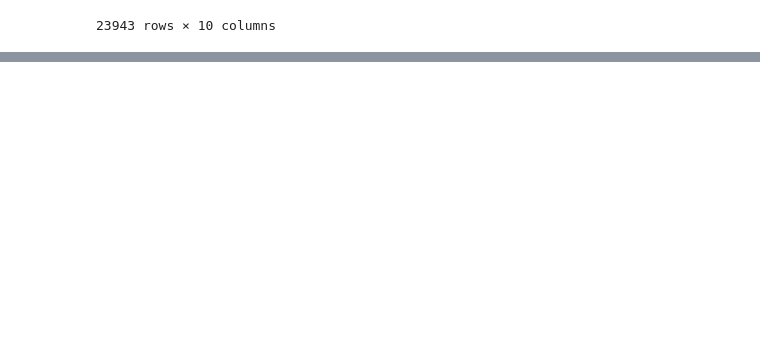
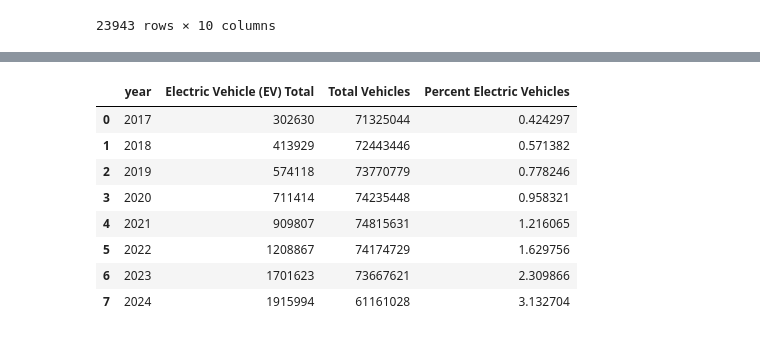
Before and after one commit to arthurdt115/arthurdt115.github.io, a Jupyter notebook: python_notebooks/Workbook_Final_Project.ipynb, the cells around one changed output, grey strips where cells are left out. Drawn from its saved outputs; the diff is of its cells as text; code cells hidden in the pictures; blank space fills up the shorter version.

```diff
--- a/python_notebooks/Workbook_Final_Project.ipynb
+++ b/python_notebooks/Workbook_Final_Project.ipynb
@@ -227,20 +229,20 @@ dfh
 dfh['date'] = pd.to_datetime(dfh['Date'])
 
 dfh['year'] = dfh['date'].dt.year
-dfh_filtered = dfh[dfh['year'] <= 2023]
+dfh_filtered = dfh[(dfh['year'] <= 2024) & (dfh['State'] == 'WA')]
 dfh_yearly_ev = dfh_filtered.groupby('year')['Electric Vehicle (EV) Total'].sum().reset_index()
 
-yearly_ev_line_plot = alt.Chart(dfh_yearly_ev).mark_line(point=True).encode(
+yearlyplot = alt.Chart(dfh_yearly_ev).mark_line(point=True, color="red").encode(
     x=alt.X('year:O', title='Year'),
     y=alt.Y('Electric Vehicle (EV) Total:Q', title='Total Electric Vehicles'),
     tooltip=['year:O', 'Electric Vehicle (EV) Total:Q']
 ).properties(
-    width=600,
-    height=400,
-    title="Total Number of Electric Vehicles Per Year (Up to 2023)"
+    width=500,
+    height=350,
+    title="Total Number of Electric Vehicles Per Year in Washington State"
 )
 
-yearly_ev_line_plot
+yearlyplot
 # %% [output]
 [interactive output not drawn]
 # %%
@@ -248,18 +250,38 @@ yearly_ev_line_plot.save(jekdir+"line.json")
 # %%
-dfh_yearly = dfh_filtered.groupby('year')['Percent Electric Vehicles'].mean().reset_index()
+# Group the data by year and calculate the sum of 'Electric Vehicle (EV) Total' and 'Total Vehicles' for each year
+dfh_yearly = dfh_filtered.groupby('year').agg({
+    'Electric Vehicle (EV) Total': 'sum',
+    'Total Vehicles': 'sum'
+}).reset_index()
 
+# Calculate the percentage of electric vehicles for each year
+dfh_yearly['Percent Electric Vehicles'] = (dfh_yearly['Electric Vehicle (EV) Total'] / dfh_yearly['Total Vehicles']) * 100
+
+# Create the Altair bar chart
 bar_chart = alt.Chart(dfh_yearly).mark_bar().encode(
     x=alt.X('year:O', title='Year'),
     y=alt.Y('Percent Electric Vehicles:Q', title='Percent Electric Vehicles'),
     tooltip=['year:O', 'Percent Electric Vehicles:Q']
 ).properties(
-    width=600,
-    height=400,
-    title="Average Percent Electric Vehicles Per Year (Up to 2023)"
+    width=500,
+    height=350,
+    title="Electric Vehicles Percentage Per Year in Washington State"
 )
 
 bar_chart
 # %% [output]
 [interactive output not drawn]
+# %%
+dfh_yearly
+# %% [output]
+|  | year | Electric Vehicle (EV) Total | Total Vehicles | Percent Electric Vehicles |
+| 0 | 2017 | 302630 | 71325044 | 0.424297 |
+| 1 | 2018 | 413929 | 72443446 | 0.571382 |
+| 2 | 2019 | 574118 | 73770779 | 0.778246 |
+| 3 | 2020 | 711414 | 74235448 | 0.958321 |
+| 4 | 2021 | 909807 | 74815631 | 1.216065 |
+| 5 | 2022 | 1208867 | 74174729 | 1.629756 |
+| 6 | 2023 | 1701623 | 73667621 | 2.309866 |
+| 7 | 2024 | 1915994 | 61161028 | 3.132704 |
 # %%
 bar_chart.save(jekdir+"bar.json")
```
Also changed, not shown: parts of 2 cells of this notebook, 12 other files.
